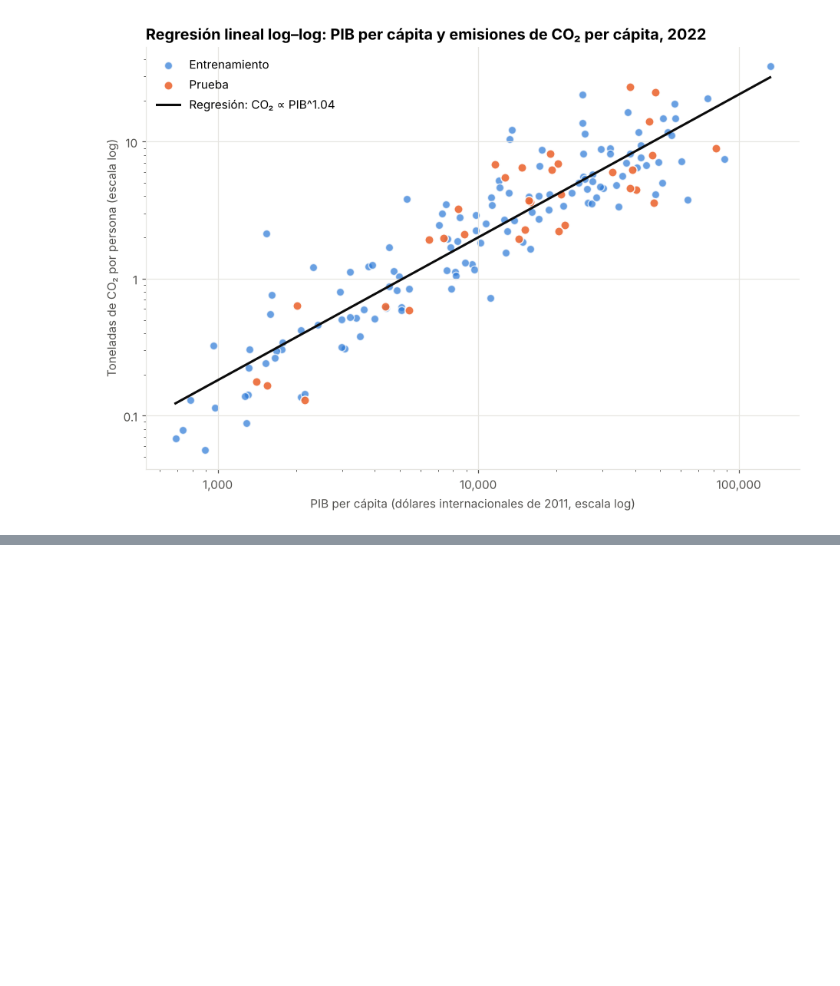
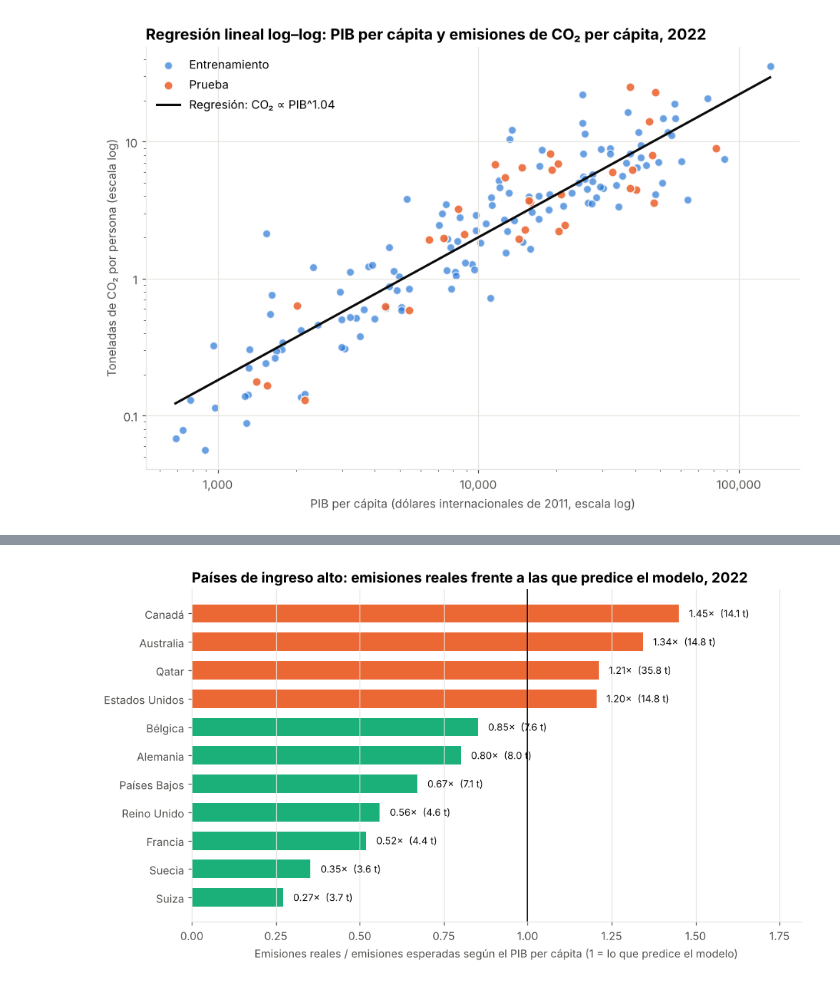
Before and after one commit to felipecasta0330/proyecto-final-co2, a Jupyter notebook: notebooks/03_regresion_lineal.ipynb, the cells around one changed output, grey strips where cells are left out. Saved outputs shown, nothing was run; the diff lists cells and outputs as text; code cells hidden in the pictures; blank space fills up the shorter version.

```diff
--- a/notebooks/03_regresion_lineal.ipynb
+++ b/notebooks/03_regresion_lineal.ipynb
@@ -148,0 +282,21 @@ plt.show()
+# %%
+ricos = datos[datos["gdp_per_capita"] > 35000].sort_values("residuo")
+seleccion = ["Switzerland", "Sweden", "France", "United Kingdom", "Germany",
+             "Netherlands", "Belgium", "Canada", "Australia", "United States", "Qatar"]
+r = ricos[ricos["country"].isin(seleccion)]
+nombres_es = {"Switzerland": "Suiza", "Sweden": "Suecia", "France": "Francia", "United Kingdom": "Reino Unido",
+              "Germany": "Alemania", "Netherlands": "Países Bajos", "Belgium": "Bélgica", "Canada": "Canadá",
+              "Australia": "Australia", "United States": "Estados Unidos", "Qatar": "Qatar"}
+fig, ax = plt.subplots(figsize=(10, 5.5))
+colores = [VERDE if v < 1 else NARANJA for v in r["veces_vs_esperado"]]
+ax.barh(r["country"].map(nombres_es), r["veces_vs_esperado"], color=colores, height=0.65, left=0)
+ax.axvline(1, color=TEXTO, linewidth=1.2)
+for yy, (v, real) in enumerate(zip(r["veces_vs_esperado"], r["co2_per_capita"])):
+    ax.text(v + 0.03, yy, f"{v:.2f}×  ({real:.1f} t)", va="center", color=TEXTO, fontsize=9)
+ax.set_xlim(0, r["veces_vs_esperado"].max() * 1.25)
+ax.set_title("Países de ingreso alto: emisiones reales frente a las que predice el modelo, 2022")
+ax.set_xlabel("Emisiones reales / emisiones esperadas según el PIB per cápita (1 = lo que predice el modelo)")
+ax.grid(axis="y", visible=False)
+plt.show()
+# %% [output]
+[figure, added]
```
Also changed, not shown: parts of 16 cells of this notebook.
